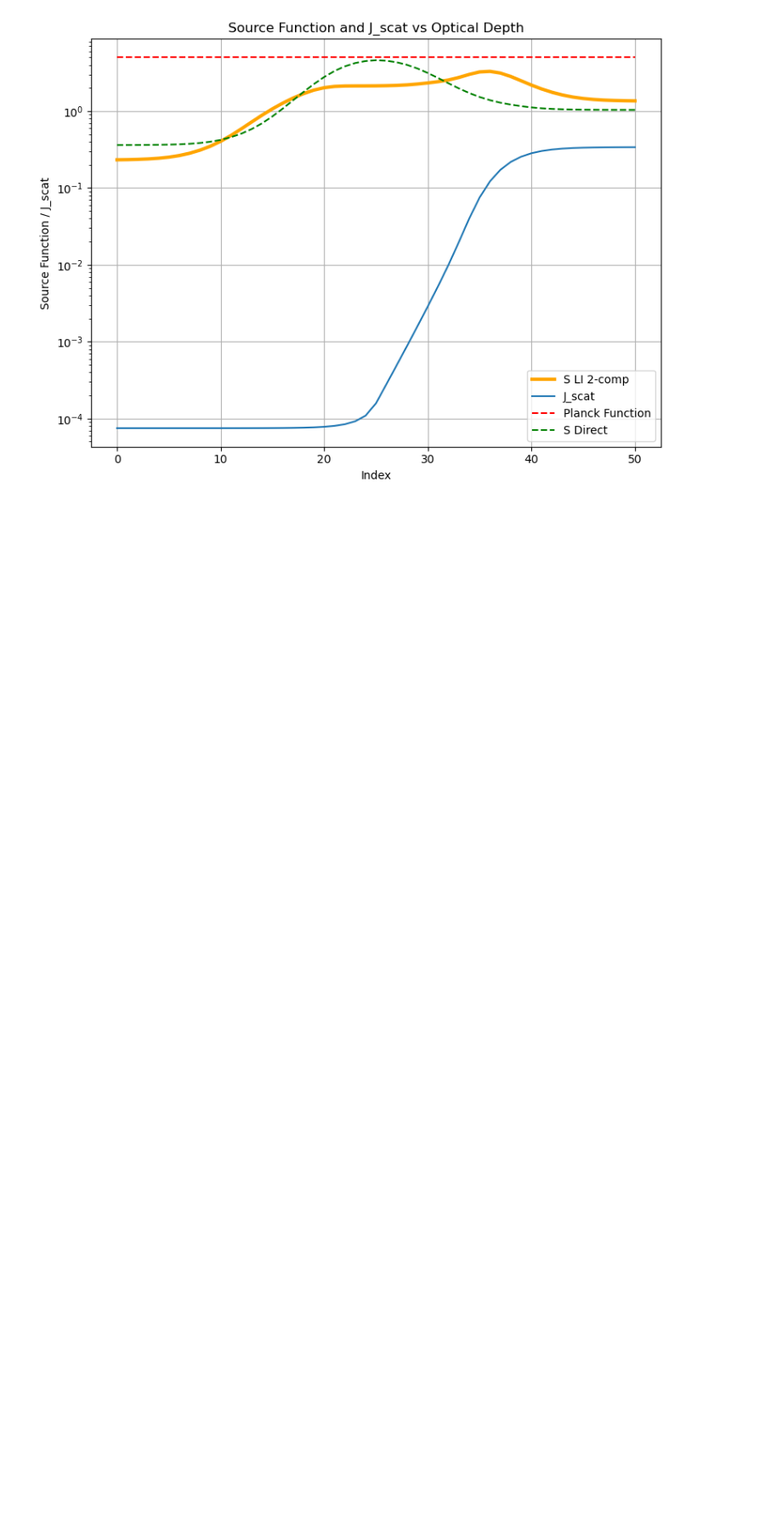
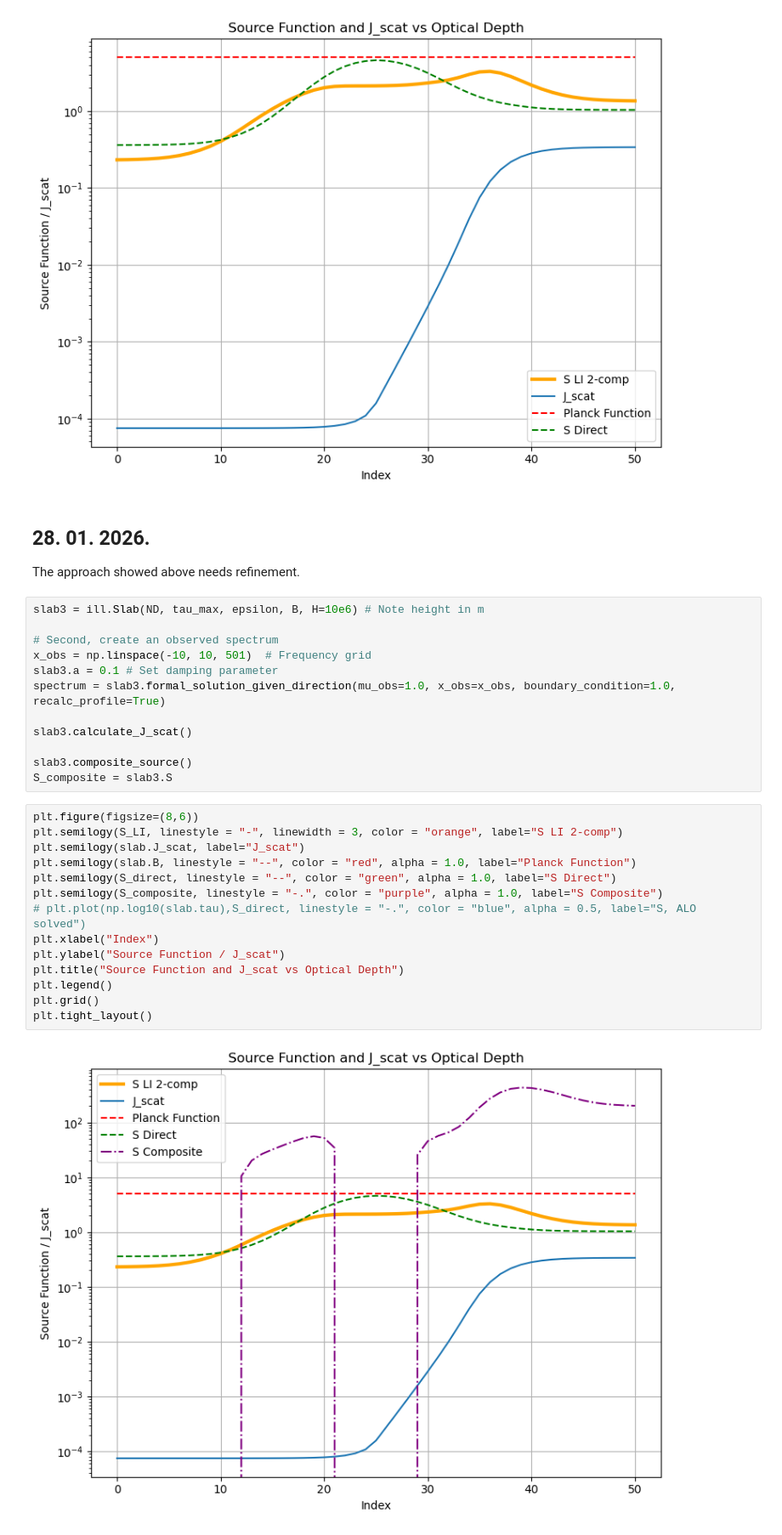
Before and after one commit to ivanzmilic/2lvl_nlte, a Jupyter notebook: slab_experiments/Two_comp.ipynb, the cells around one changed output. Shown at 85% size. Saved outputs shown, nothing was run; the diff lists cells and outputs as text; blank space fills up the shorter version.

Commit message:
Testing OOP approach
Work in progress - Line source function adding into a composite slab source function.
So far some questionable results, need to fix Slab-Line object interaction

```diff
--- a/slab_experiments/Two_comp.ipynb
+++ b/slab_experiments/Two_comp.ipynb
@@ -134,3 +134,34 @@ plt.grid()
 plt.tight_layout()
 # %% [output]
 [figure]
+# %% [markdown]
+<h2>28. 01. 2026.</h2>
+<p> The approach showed above needs refinement. </p>
+# %%
+slab3 = ill.Slab(ND, tau_max, epsilon, B, H=10e6) # Note height in m
+
+# Second, create an observed spectrum
+x_obs = np.linspace(-10, 10, 501)  # Frequency grid
+slab3.a = 0.1 # Set damping parameter
+spectrum = slab3.formal_solution_given_direction(mu_obs=1.0, x_obs=x_obs, boundary_condition=1.0, recalc_profile=True)
+
+slab3.calculate_J_scat()
+
+slab3.composite_source()
+S_composite = slab3.S
+# %%
+plt.figure(figsize=(8,6))
+plt.semilogy(S_LI, linestyle = "-", linewidth = 3, color = "orange", label="S LI 2-comp")
+plt.semilogy(slab.J_scat, label="J_scat")
+plt.semilogy(slab.B, linestyle = "--", color = "red", alpha = 1.0, label="Planck Function")
+plt.semilogy(S_direct, linestyle = "--", color = "green", alpha = 1.0, label="S Direct")
+plt.semilogy(S_composite, linestyle = "-.", color = "purple", alpha = 1.0, label="S Composite")
+# plt.plot(np.log10(slab.tau),S_direct, linestyle = "-.", color = "blue", alpha = 0.5, label="S, ALO solved")
+plt.xlabel("Index")
+plt.ylabel("Source Function / J_scat")
+plt.title("Source Function and J_scat vs Optical Depth")
+plt.legend()
+plt.grid()
+plt.tight_layout()
+# %% [output]
+[figure, added]
```
Also changed, not shown: parts of 1 cell of this notebook, 1 other file.
